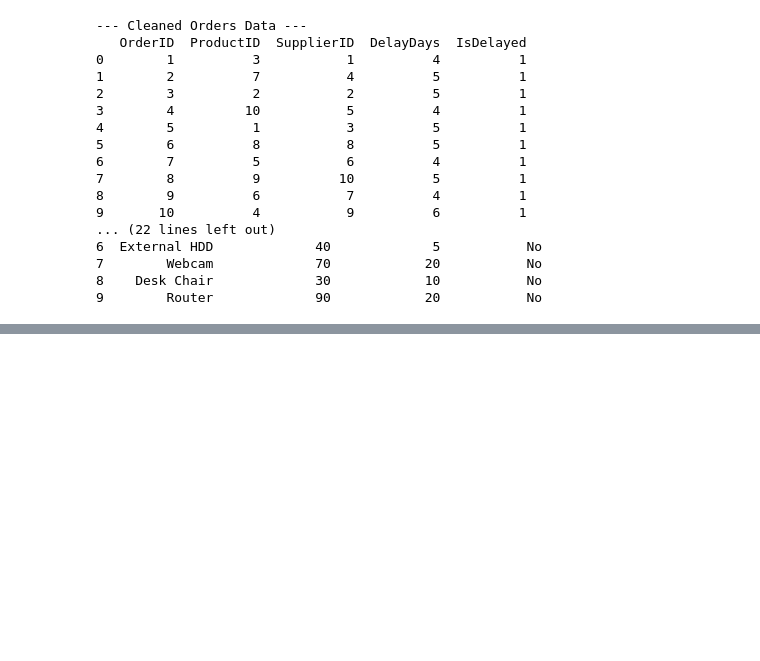
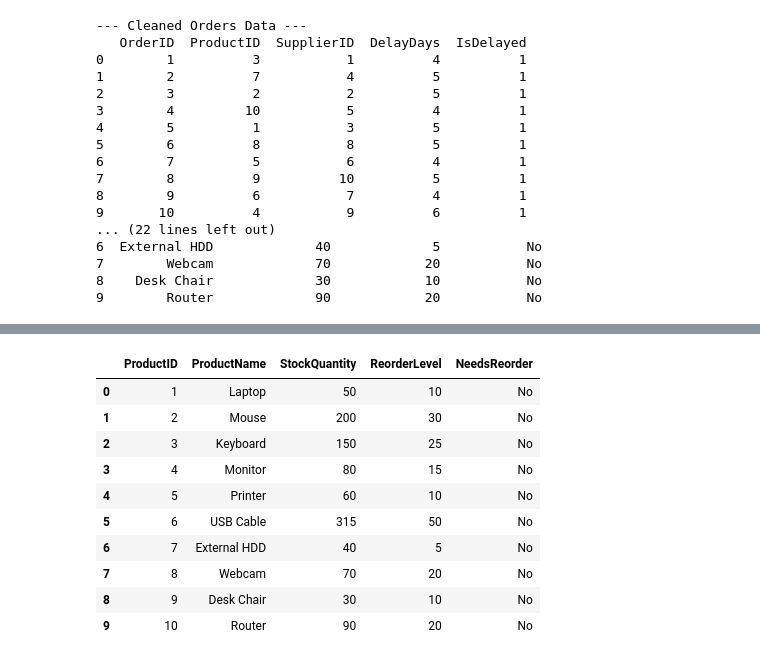
Before and after one commit to Rajpriyavondillin/Data-Science-Training, a Jupyter notebook: CapStone_Projects/Supply_Chain_ Monitoring_and_Optimization_Platform/WEEK_2/Deliverables/Python_Script.ipynb, the cells around one changed output, grey strips where cells are left out. Cells and saved outputs as stored; diff of their text form; code cells hidden in the pictures; blank space fills up the shorter version.

```diff
--- a/CapStone_Projects/Supply_Chain_ Monitoring_and_Optimization_Platform/WEEK_2/Deliverables/Python_Script.ipynb
+++ b/CapStone_Projects/Supply_Chain_ Monitoring_and_Optimization_Platform/WEEK_2/Deliverables/Python_Script.ipynb
@@ -261,0 +282,14 @@ files.download("cleaned_suppliers.csv")
+# %%
+display(df2)
+# %% [output]
+|  | ProductID | ProductName | StockQuantity | ReorderLevel | NeedsReorder |
+| 0 | 1 | Laptop | 50 | 10 | No |
+| 1 | 2 | Mouse | 200 | 30 | No |
+| 2 | 3 | Keyboard | 150 | 25 | No |
+| 3 | 4 | Monitor | 80 | 15 | No |
+| 4 | 5 | Printer | 60 | 10 | No |
+| 5 | 6 | USB Cable | 315 | 50 | No |
+| 6 | 7 | External HDD | 40 | 5 | No |
+| 7 | 8 | Webcam | 70 | 20 | No |
+| 8 | 9 | Desk Chair | 30 | 10 | No |
+| 9 | 10 | Router | 90 | 20 | No |
```
Also changed, not shown: parts of 2 cells of this notebook.
